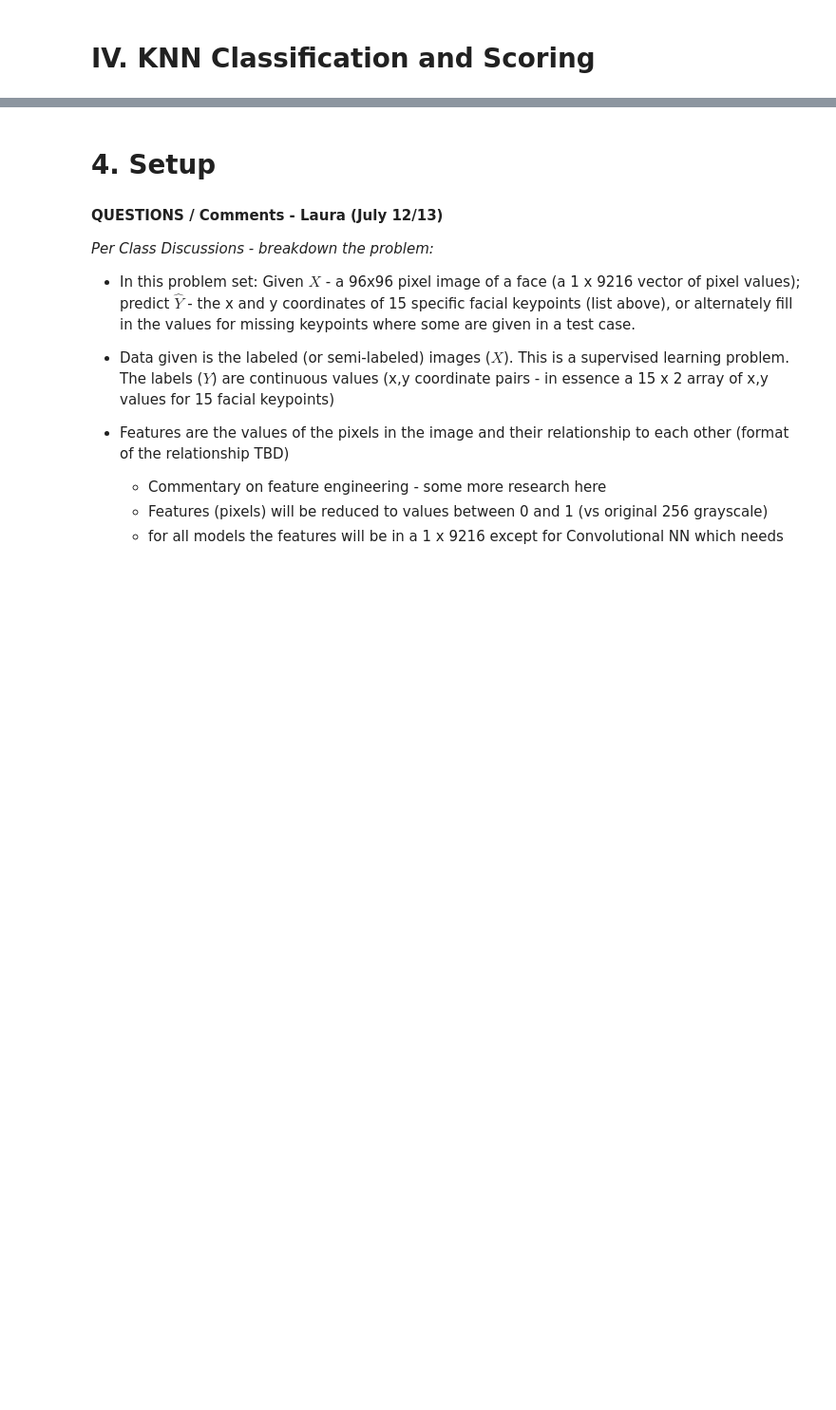
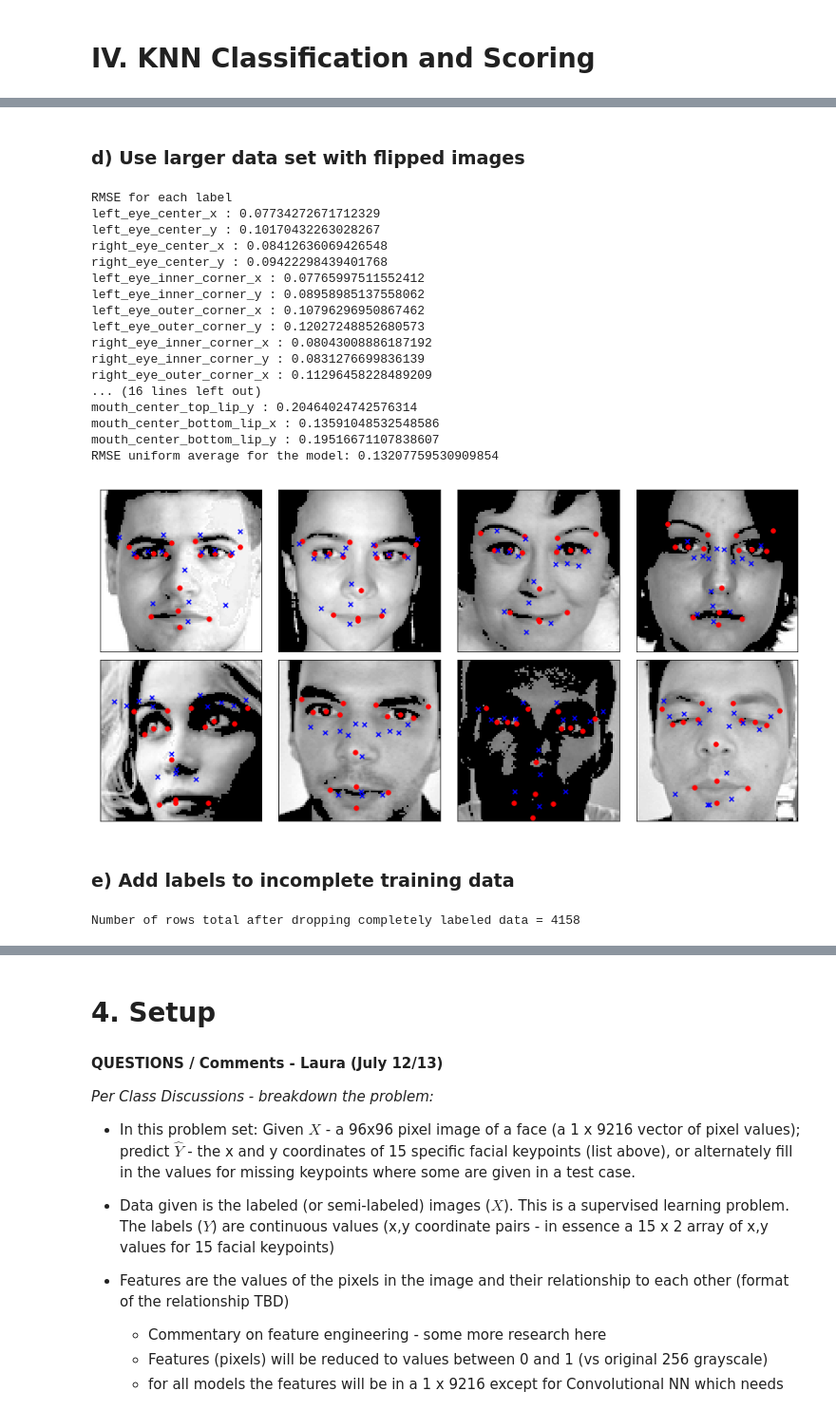
Before and after one commit to Shirleyhywl/W207_ALSY_FinalProject-1, a Jupyter notebook: W207_ALSY_FinalProject_Baseline_R2.ipynb, the cells around one changed output, grey strips where cells are left out. Shown at 95% size. Drawn from its saved outputs; the diff is of its cells as text; code cells hidden in the pictures; blank space fills up the shorter version.

```diff
--- a/W207_ALSY_FinalProject_Baseline_R2.ipynb
+++ b/W207_ALSY_FinalProject_Baseline_R2.ipynb
@@ -830,3 +952,55 @@ mouth_center_bottom_lip_y : 0.08092738431053877
+# %% [markdown]
+### d) Use larger data set with flipped images
+# %%
+# with MORE DATA
+
+lr_mod = LinearRegression()
+lr_mod.fit(more_data, more_labels)
+
+# and predict the labels
+lr_pred = lr_mod.predict(dev_X)
+
+# Display the Root Mean Squared Error for each label
+RMSE = np.sqrt(metrics.mean_squared_error(dev_y,
+                                          lr_pred,
+                                          multioutput = 'raw_values'))
+
+print('RMSE uniform average for the model:',
+     np.sqrt(metrics.mean_squared_error(dev_y,
+                                        lr_pred,
+                                        multioutput = 'uniform_average')))
+
+print('RMSE for each label')
+for i in range(len(RMSE)):
+  print(label_names[i], ':', RMSE[i])
+
+plot_sample(accentuate_image(dev_X[0:8]), dev_y[0:8], lr_pred[0:8])
+# %% [output]
+RMSE for each label
+left_eye_center_x : 0.07734272671712329
+left_eye_center_y : 0.10170432263028267
+right_eye_center_x : 0.08412636069426548
+right_eye_center_y : 0.09422298439401768
+left_eye_inner_corner_x : 0.07765997511552412
+left_eye_inner_corner_y : 0.08958985137558062
+left_eye_outer_corner_x : 0.10796296950867462
+left_eye_outer_corner_y : 0.12027248852680573
+right_eye_inner_corner_x : 0.08043008886187192
+right_eye_inner_corner_y : 0.0831276699836139
+right_eye_outer_corner_x : 0.11296458228489209
+... (16 lines left out)
+mouth_center_top_lip_y : 0.20464024742576314
+mouth_center_bottom_lip_x : 0.13591048532548586
+mouth_center_bottom_lip_y : 0.19516671107838607
+RMSE uniform average for the model: 0.13207759530909854
+[figure, added]
+# %% [markdown]
+### e) Add labels to incomplete training data
+# %%
+incomplete_train_X, incomplete_train_y, incomplete_train_labels = load_data(data_type = 'train', data = 'incomplete')
+#train_X, train_y, train_labels = load_data(data_type = 'train', data='complete')
+# %% [output]
+Number of rows total after dropping completely labeled data = 4158
 # %%
 plot_sample(incomplete_train_X[0:8], incomplete_train_y[0:8])
 # %% [output]
```
Also changed, not shown: parts of 86 cells of this notebook.
